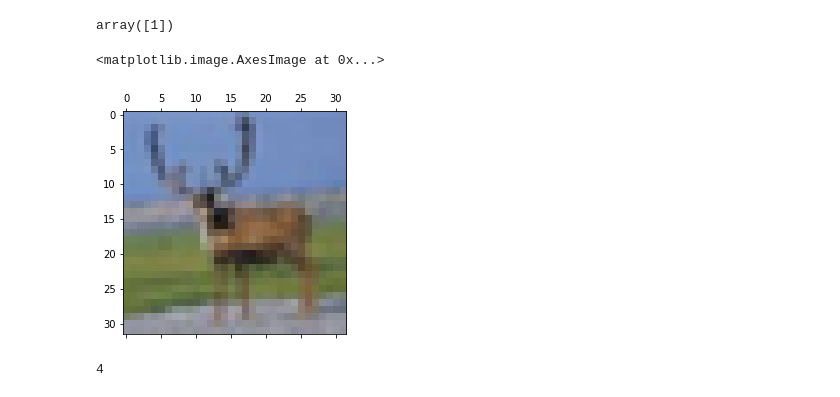
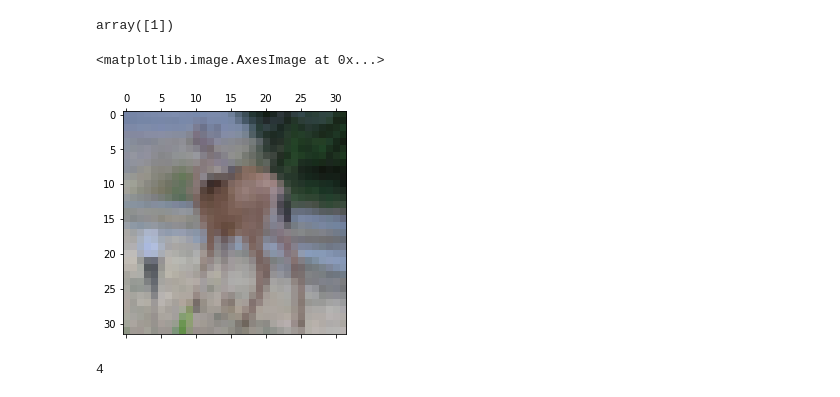
Before and after one commit to soumyajit4419/Deep_Learning_Projects, a Jupyter notebook: CIFAR10_Classification [CNN]/CIFAR10_Classification.ipynb, the cells around one changed output. Drawn from its saved outputs; the diff is of its cells as text; code cells hidden in the pictures.

```diff
--- a/CIFAR10_Classification [CNN]/CIFAR10_Classification.ipynb
+++ b/CIFAR10_Classification [CNN]/CIFAR10_Classification.ipynb
@@ -36,6 +40,3 @@ print(y_test.shape)
-# %%
-x_train=x_train/255
-x_test=x_test/255
 # %% [markdown]
 ### Building the model
 # %%
@@ -151,8 +161,8 @@ y_test[105]
 # %% [output]
 array([1])
 # %%
-plt.matshow(x_test[159])
+plt.matshow(x_test[100])
 # %% [output]
 <matplotlib.image.AxesImage at 0x...>
-[figure, old version]
+[figure, new version]
 # %%
```
Also changed, not shown: parts of 16 cells of this notebook, 1 other file.
